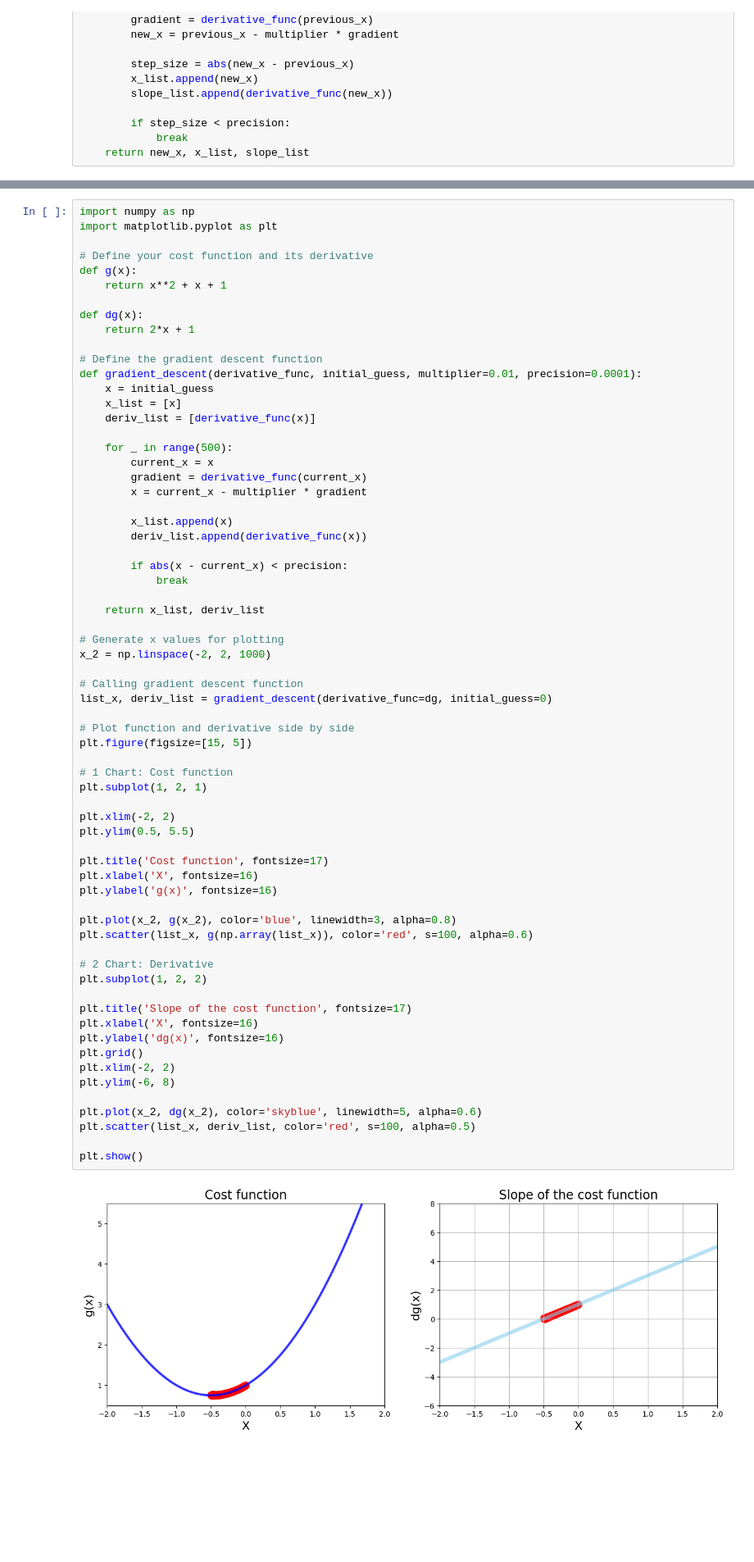
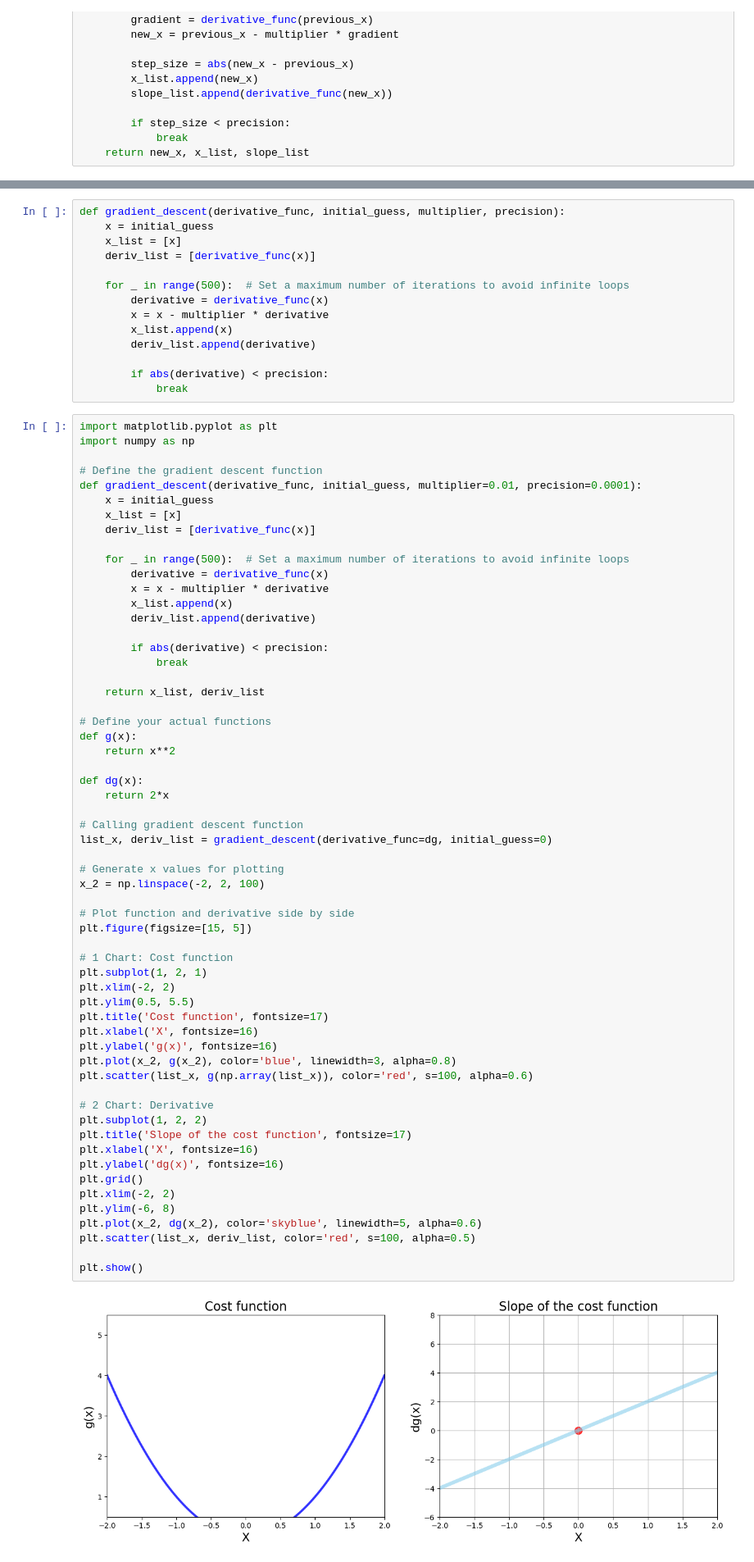
Before and after one commit to Pushpaajay/FMML_lab_modules, a Jupyter notebook: Copy_of_FMML_2022_Module_04_Project_2024.ipynb, the cells around one changed output, grey strips where cells are left out. Shown at 82% size. Saved outputs shown, nothing was run; the diff lists cells and outputs as text; blank space fills up the shorter version.

```diff
--- a/Copy_of_FMML_2022_Module_04_Project_2024.ipynb
+++ b/Copy_of_FMML_2022_Module_04_Project_2024.ipynb
@@ -254,13 +246,20 @@ Number of steps: 103
+# %%
+def gradient_descent(derivative_func, initial_guess, multiplier, precision):
+    x = initial_guess
+    x_list = [x]
+    deriv_list = [derivative_func(x)]
+
+    for _ in range(500):  # Set a maximum number of iterations to avoid infinite loops
+        derivative = derivative_func(x)
+        x = x - multiplier * derivative
+        x_list.append(x)
+        deriv_list.append(derivative)
+
+        if abs(derivative) < precision:
+            break
 # %%
+import matplotlib.pyplot as plt
 import numpy as np
-import matplotlib.pyplot as plt
-
-# Define your cost function and its derivative
-def g(x):
-    return x**2 + x + 1
-
-def dg(x):
-    return 2*x + 1
 
 # Define the gradient descent function
 def gradient_descent(derivative_func, initial_guess, multiplier=0.01, precision=0.0001):
@@ -268,57 +267,57 @@ def gradient_descent(derivative_func, initial_guess, multiplier=0.01, precision=
     x_list = [x]
     deriv_list = [derivative_func(x)]
 
-    for _ in range(500):
-        current_x = x
-        gradient = derivative_func(current_x)
-        x = current_x - multiplier * gradient
+    for _ in range(500):  # Set a maximum number of iterations to avoid infinite loops
+        derivative = derivative_func(x)
+        x = x - multiplier * derivative
+        x_list.append(x)
+        deriv_list.append(derivative)
 
-        x_list.append(x)
-        deriv_list.append(derivative_func(x))
-
-        if abs(x - current_x) < precision:
+        if abs(derivative) < precision:
             break
 
     return x_list, deriv_list
 
-# Generate x values for plotting
-x_2 = np.linspace(-2, 2, 1000)
+# Define your actual functions
+def g(x):
+    return x**2
+
+def dg(x):
+    return 2*x
 
 # Calling gradient descent function
 list_x, deriv_list = gradient_descent(derivative_func=dg, initial_guess=0)
+
+# Generate x values for plotting
+x_2 = np.linspace(-2, 2, 100)
 
 # Plot function and derivative side by side
 plt.figure(figsize=[15, 5])
 
 # 1 Chart: Cost function
 plt.subplot(1, 2, 1)
-
 plt.xlim(-2, 2)
 plt.ylim(0.5, 5.5)
-
 plt.title('Cost function', fontsize=17)
 plt.xlabel('X', fontsize=16)
 plt.ylabel('g(x)', fontsize=16)
-
 plt.plot(x_2, g(x_2), color='blue', linewidth=3, alpha=0.8)
 plt.scatter(list_x, g(np.array(list_x)), color='red', s=100, alpha=0.6)
 
 # 2 Chart: Derivative
 plt.subplot(1, 2, 2)
-
 plt.title('Slope of the cost function', fontsize=17)
 plt.xlabel('X', fontsize=16)
 plt.ylabel('dg(x)', fontsize=16)
 plt.grid()
 plt.xlim(-2, 2)
 plt.ylim(-6, 8)
-
 plt.plot(x_2, dg(x_2), color='skyblue', linewidth=5, alpha=0.6)
 plt.scatter(list_x, deriv_list, color='red', s=100, alpha=0.5)
 
 plt.show()
 # %% [output]
-[figure, old version]
+[figure, new version]
 # %% [markdown]
 # Example 3 - Divergence and Overflow
 
```
Also changed, not shown: parts of 10 cells of this notebook.
